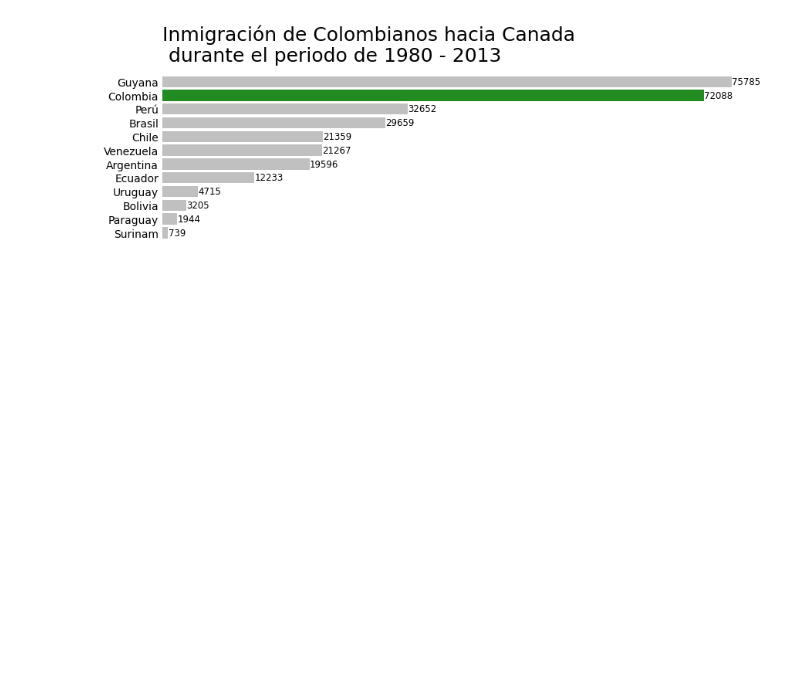
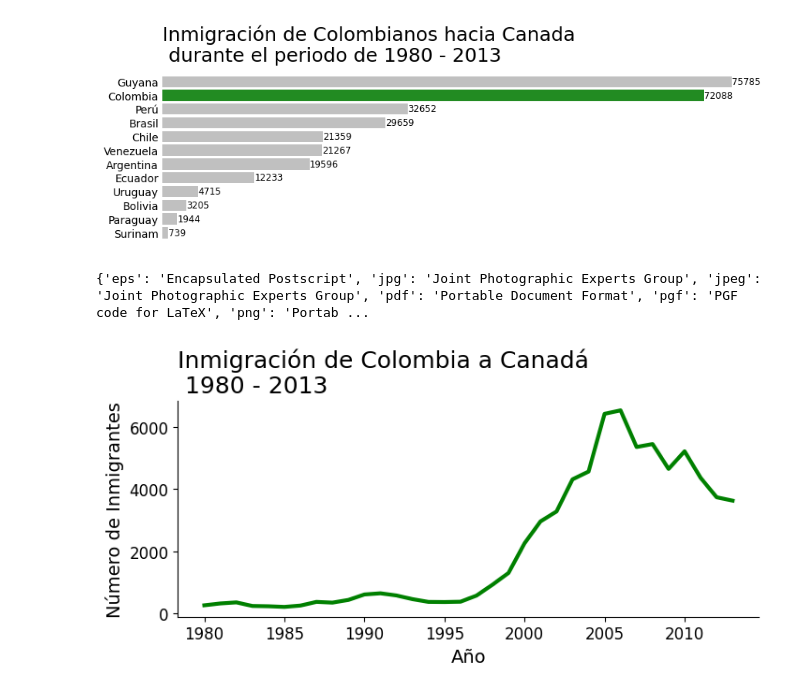
Before and after one commit to AndresCMontejo/Visualizaci-n-de-datos-con-Python-Matplotlib-Seaborn-y-Plotly, a Jupyter notebook: visualizacion_de_datos_con_python.ipynb, the cells around one changed output. Saved outputs shown, nothing was run; the diff lists cells and outputs as text; code cells hidden in the pictures; blank space fills up the shorter version.

```diff
--- a/visualizacion_de_datos_con_python.ipynb
+++ b/visualizacion_de_datos_con_python.ipynb
@@ -456,3 +456,31 @@ for i,j in enumerate(sudamerica_sorted['Total']):
 plt.show()
 # %% [output]
 [figure]
+# %%
+#EXPORTANDO GRAFICOS.
+print(fig.canvas.get_supported_filetypes()) #Esta linea nos indica que tipo de archivos podemos exportar para los graficos.
+# %% [output]
+{'eps': 'Encapsulated Postscript', 'jpg': 'Joint Photographic Experts Group', 'jpeg': 'Joint Photographic Experts Group', 'pdf': 'Portable Document Format', 'pgf': 'PGF code for LaTeX', 'png': 'Portab ...
+# %%
+fig, ax = plt.subplots(figsize=(8,3))
+ax.plot(datos_col['Año'], datos_col['Inmigrantes'], lw=3, color='g') #este codigo es el que hace la linea, con lw cambiamos el grosor de la linea de la grafica, y con marker podemos agregar puntos para una mejor visualización, con color le damos un color distinto a la linea
+ax.xaxis.set_major_locator(plt.MultipleLocator(5))
+ax.set_title('Inmigración de Colombia a Canadá\n 1980 - 2013', fontsize=18, loc='left') #con fontsize podemos modificar la fuente, con loc, podemos cambiar de posición los titulos
+ax.set_xlabel('Año', fontsize=14) #de igual forma con los demas titulos
+ax.set_ylabel('Número de Inmigrantes', fontsize=14)
+#Podemos modificar los valores del eje x & y, es decir, modificar la fuente
+ax.xaxis.set_tick_params(labelsize=12) #modificando la fuente eje x
+ax.yaxis.set_tick_params(labelsize=12) #modificando la fuente eje y
+
+#Quitando las dos lineas de la grafica, tanto superior como la derecha
+ax.spines['top'].set_visible(False)
+ax.spines['right'].set_visible(False)
+
+#almacenando
+fig.savefig('/content/sample_data/inmigrantes_colombianos_a_canada.png',
+            transparent=False,dpi=300,bbox_inches='tight') #las siguientes funciones es para especificar como quieres exportar el png, si con fondo transparente o con fondo, en este caso conservamos el fondo
+            #dpi es resolución, y bbox_inches es para especificar que margen queremos dejar, pero como no queremos dejar un margen lo dejamos como tight
+
+plt.show()
+# %% [output]
+[figure, added]
```
